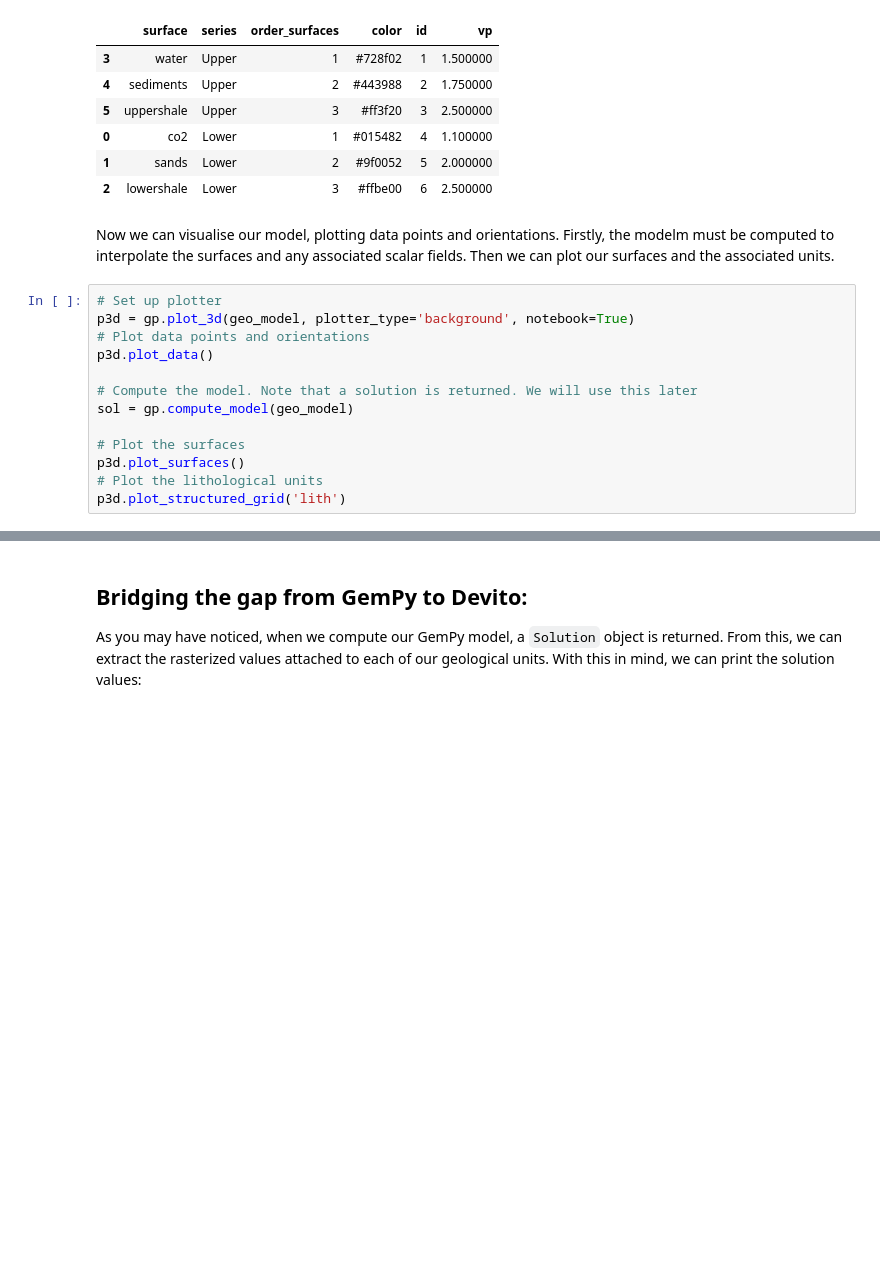
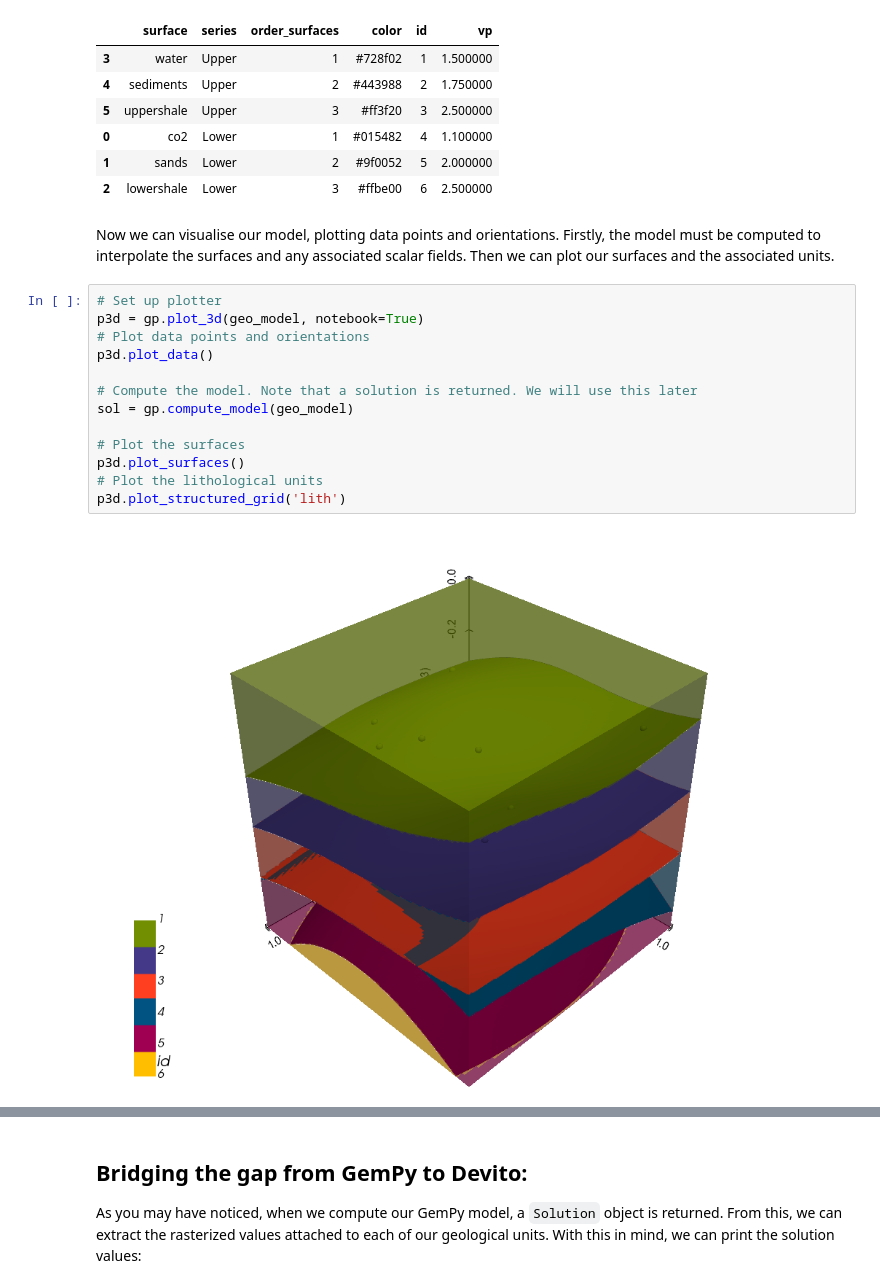
Before and after one commit to devitocodes/transform2021, a Jupyter notebook: creating_synthetics.ipynb, the cells around one changed output, grey strips where cells are left out. Cells and saved outputs as stored; diff of their text form; blank space fills up the shorter version.

```diff
--- a/creating_synthetics.ipynb
+++ b/creating_synthetics.ipynb
@@ -207,18 +207,19 @@ geo_model.surfaces
 | 1 | sands | Lower | 2 | #9f0052 | 5 | 2.000000 |
 | 2 | lowershale | Lower | 3 | #ffbe00 | 6 | 2.500000 |
 # %% [markdown]
-Now we can visualise our model, plotting data points and orientations. Firstly, the modelm must be computed to interpolate the surfaces and any associated scalar fields. Then we can plot our surfaces and the associated units.
+Now we can visualise our model, plotting data points and orientations. Firstly, the model must be computed to interpolate the surfaces and any associated scalar fields. Then we can plot our surfaces and the associated units.
 # %%
 # Set up plotter
-p3d = gp.plot_3d(geo_model, plotter_type='background', notebook=True)
+p3d = gp.plot_3d(geo_model, notebook=True)
 # Plot data points and orientations
 p3d.plot_data()
 
 # Compute the model. Note that a solution is returned. We will use this later
 sol = gp.compute_model(geo_model)
 
 # Plot the surfaces
 p3d.plot_surfaces()
 # Plot the lithological units
 p3d.plot_structured_grid('lith')
 # %% [output]
+[figure, added]
```
Also changed, not shown: parts of 4 cells of this notebook.
